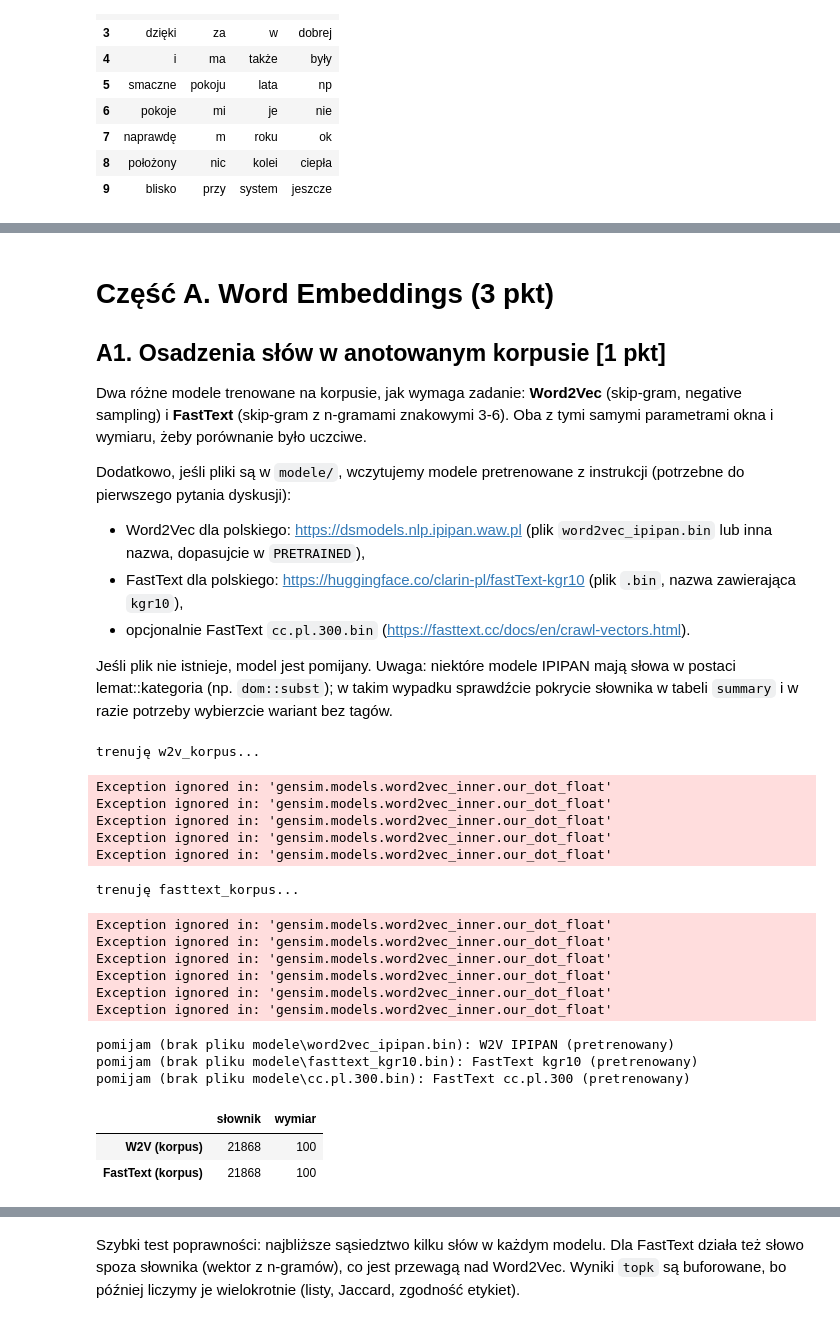
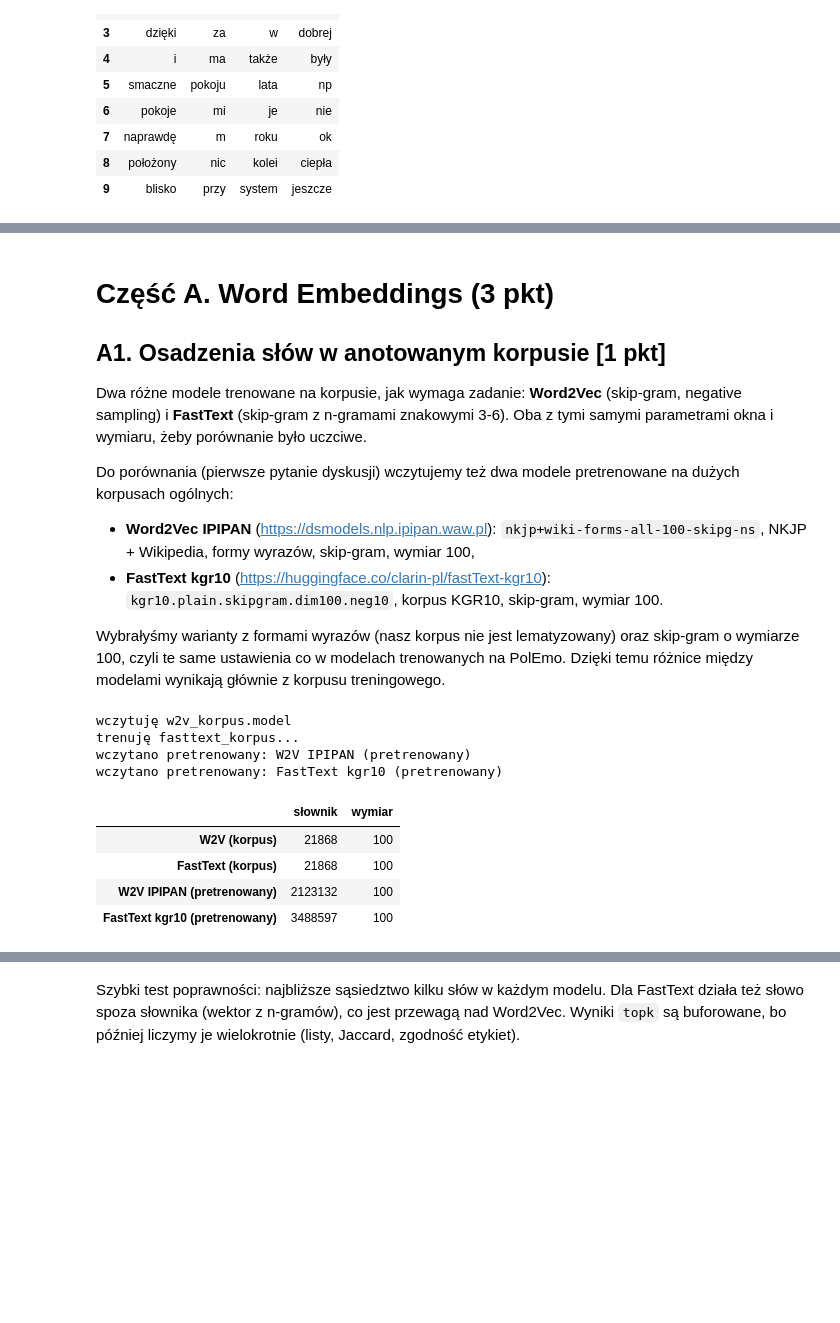
Before and after one commit to psmits14/NLP, a Jupyter notebook: lab1/lab1_osadzenia.ipynb, the cells around one changed output, grey strips where cells are left out. Cells and saved outputs as stored; diff of their text form; code cells hidden in the pictures; blank space fills up the shorter version.

```diff
--- a/lab1/lab1_osadzenia.ipynb
+++ b/lab1/lab1_osadzenia.ipynb
@@ -240,13 +228,12 @@ BoW: (550, 833), TF-IDF: (550, 833) (zdania x słowa o min_df=2)
 
 Dwa różne modele trenowane na korpusie, jak wymaga zadanie: **Word2Vec** (skip-gram, negative sampling) i **FastText** (skip-gram z n-gramami znakowymi 3-6). Oba z tymi samymi parametrami okna i wymiaru, żeby porównanie było uczciwe.
 
-Dodatkowo, jeśli pliki są w `modele/`, wczytujemy modele pretrenowane z instrukcji (potrzebne do pierwszego pytania dyskusji):
+Do porównania (pierwsze pytanie dyskusji) wczytujemy też dwa modele pretrenowane na dużych korpusach ogólnych:
 
-- Word2Vec dla polskiego: https://dsmodels.nlp.ipipan.waw.pl (plik `word2vec_ipipan.bin` lub inna nazwa, dopasujcie w `PRETRAINED`),
-- FastText dla polskiego: https://huggingface.co/clarin-pl/fastText-kgr10 (plik `.bin`, nazwa zawierająca `kgr10`),
-- opcjonalnie FastText `cc.pl.300.bin` (https://fasttext.cc/docs/en/crawl-vectors.html).
+- **Word2Vec IPIPAN** (https://dsmodels.nlp.ipipan.waw.pl): `nkjp+wiki-forms-all-100-skipg-ns`, NKJP + Wikipedia, formy wyrazów, skip-gram, wymiar 100,
+- **FastText kgr10** (https://huggingface.co/clarin-pl/fastText-kgr10): `kgr10.plain.skipgram.dim100.neg10`, korpus KGR10, skip-gram, wymiar 100.
 
-Jeśli plik nie istnieje, model jest pomijany. Uwaga: niektóre modele IPIPAN mają słowa w postaci lemat::kategoria (np. `dom::subst`); w takim wypadku sprawdźcie pokrycie słownika w tabeli `summary` i w razie potrzeby wybierzcie wariant bez tagów.
+Wybrałyśmy warianty z formami wyrazów (nasz korpus nie jest lematyzowany) oraz skip-gram o wymiarze 100, czyli te same ustawienia co w modelach trenowanych na PolEmo. Dzięki temu różnice między modelami wynikają głównie z korpusu treningowego.
 # %%
 def get_model(cls, name, **kwargs):
     path = MODELS / f"{name}.model"
@@ -266,56 +253,51 @@ ft = get_model(FastText, "fasttext_korpus", min_n=3, max_n=6)
 ALL_MODELS = {
     "W2V (korpus)": w2v.wv,
     "FastText (korpus)": ft.wv,
 }
 
-# opcjonalne modele pretrenowane: dostosujcie nazwy plików do pobranych
+# modele pretrenowane (skip-gram, wymiar 100, formy wyrazów jak w naszym korpusie)
 PRETRAINED = {
-    "W2V IPIPAN (pretrenowany)": MODELS / "word2vec_ipipan.bin",
-    "FastText kgr10 (pretrenowany)": MODELS / "fasttext_kgr10.bin",
-    "FastText cc.pl.300 (pretrenowany)": MODELS / "cc.pl.300.bin",
+    "W2V IPIPAN (pretrenowany)": MODELS / "nkjp+wiki-forms-all-100-skipg-ns.txt.gz",
+    "FastText kgr10 (pretrenowany)": MODELS / "kgr10.plain.skipgram.dim100.neg10.bin",
 }
 
 
 def load_pretrained(path):
-    if path.suffix == ".bin" and ("cc." in path.name or "kgr10" in path.name or "fasttext" in path.name.lower()):
+    # surowe pliki wczytują się kilka minut, więc po pierwszym wczytaniu zapisujemy
+    # wektory w formacie gensim (.kv) i potem wczytujemy je przez mmap
+    cache = path.with_name(path.name + ".kv")
+    if cache.exists():
+        return KeyedVectors.load(str(cache), mmap="r")
+    if path.suffix == ".bin":   # FastText w formacie Facebooka
         from gensim.models.fasttext import load_facebook_vectors
-        return load_facebook_vectors(str(path))
-    if path.suffix == ".kv":
-        return KeyedVectors.load(str(path))
-    return KeyedVectors.load_word2vec_format(str(path), binary=path.suffix == ".bin")
+        kv = load_facebook_vectors(str(path))
+    else:                       # Word2Vec w formacie tekstowym (.txt.gz)
+        kv = KeyedVectors.load_word2vec_format(str(path), binary=False)
+    kv.save(str(cache))
+    return kv
 
 
 for name, path in PRETRAINED.items():
     if path.exists():
         try:
             ALL_MODELS[name] = load_pretrained(path)
             print(f"wczytano pretrenowany: {name}")
         except Exception as e:
             print(f"nie udało się wczytać {path.name}: {e}")
     else:
-        print(f"pomijam (brak pliku {path}): {name}")
+        print(f"brak pliku {path.name}, pomijam: {name}")
 
 summary = pd.DataFrame({
     n: {"słownik": len(kv.key_to_index), "wymiar": kv.vector_size} for n, kv in ALL_MODELS.items()
 }).T
 display(summary)
 # %% [output]
-trenuję w2v_korpus...
+wczytuję w2v_korpus.model
+trenuję fasttext_korpus...
+wczytano pretrenowany: W2V IPIPAN (pretrenowany)
+wczytano pretrenowany: FastText kgr10 (pretrenowany)
-Exception ignored in: 'gensim.models.word2vec_inner.our_dot_float'
-Exception ignored in: 'gensim.models.word2vec_inner.our_dot_float'
-Exception ignored in: 'gensim.models.word2vec_inner.our_dot_float'
-Exception ignored in: 'gensim.models.word2vec_inner.our_dot_float'
-Exception ignored in: 'gensim.models.word2vec_inner.our_dot_float'
-trenuję fasttext_korpus...
-Exception ignored in: 'gensim.models.word2vec_inner.our_dot_float'
-Exception ignored in: 'gensim.models.word2vec_inner.our_dot_float'
-Exception ignored in: 'gensim.models.word2vec_inner.our_dot_float'
-Exception ignored in: 'gensim.models.word2vec_inner.our_dot_float'
-Exception ignored in: 'gensim.models.word2vec_inner.our_dot_float'
-Exception ignored in: 'gensim.models.word2vec_inner.our_dot_float'
-pomijam (brak pliku modele\word2vec_ipipan.bin): W2V IPIPAN (pretrenowany)
-pomijam (brak pliku modele\fasttext_kgr10.bin): FastText kgr10 (pretrenowany)
-pomijam (brak pliku modele\cc.pl.300.bin): FastText cc.pl.300 (pretrenowany)
 |  | słownik | wymiar |
 | W2V (korpus) | 21868 | 100 |
 | FastText (korpus) | 21868 | 100 |
+| W2V IPIPAN (pretrenowany) | 2123132 | 100 |
+| FastText kgr10 (pretrenowany) | 3488597 | 100 |
```
Also changed, not shown: parts of 45 cells of this notebook, 17 other files.
